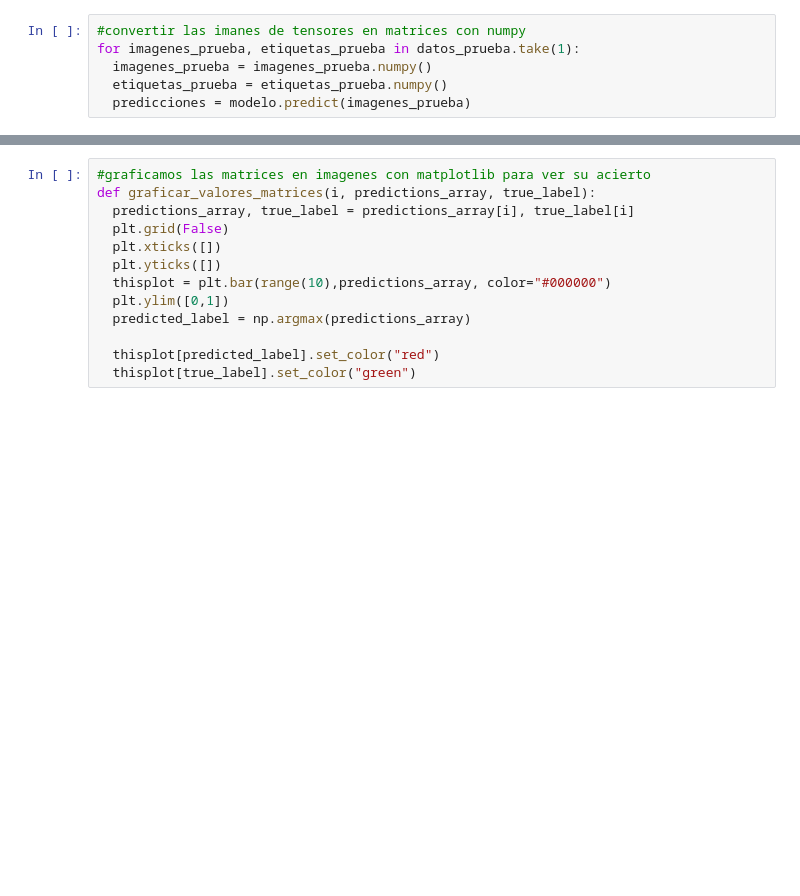
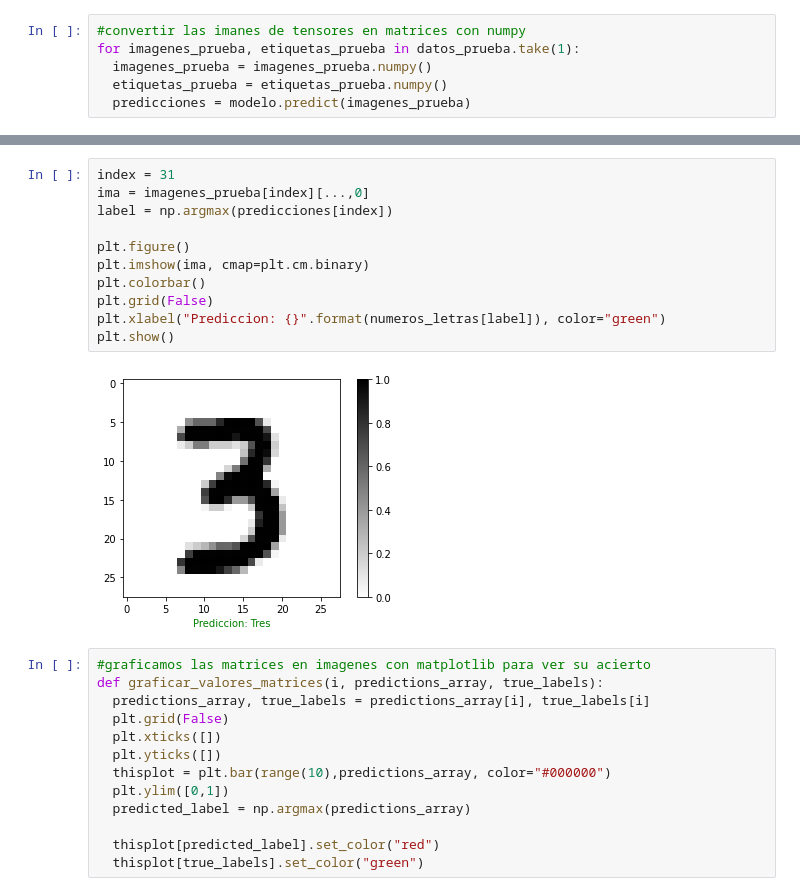
Before and after one commit to USIS011120/Programacion-Computacional-III, a Jupyter notebook: fundamentos_de_python_A2.ipynb, the cells around one changed output, grey strips where cells are left out. Drawn from its saved outputs; the diff is of its cells as text; blank space fills up the shorter version.

```diff
--- a/fundamentos_de_python_A2.ipynb
+++ b/fundamentos_de_python_A2.ipynb
@@ -613,7 +616,20 @@ for imagenes_prueba, etiquetas_prueba in datos_prueba.take(1):
+# %%
+index = 31
+ima = imagenes_prueba[index][...,0]
+label = np.argmax(predicciones[index])
+
+plt.figure()
+plt.imshow(ima, cmap=plt.cm.binary)
+plt.colorbar()
+plt.grid(False)
+plt.xlabel("Prediccion: {}".format(numeros_letras[label]), color="green")
+plt.show()
+# %% [output]
+[figure, added]
 # %%
 #graficamos las matrices en imagenes con matplotlib para ver su acierto
-def graficar_valores_matrices(i, predictions_array, true_label):
-  predictions_array, true_label = predictions_array[i], true_label[i]
+def graficar_valores_matrices(i, predictions_array, true_labels):
+  predictions_array, true_labels = predictions_array[i], true_labels[i]
   plt.grid(False)
   plt.xticks([])
   plt.yticks([])
@@ -622,6 +638,6 @@ def graficar_valores_matrices(i, predictions_array, true_label):
   predicted_label = np.argmax(predictions_array)
 
   thisplot[predicted_label].set_color("red")
-  thisplot[true_label].set_color("green")
+  thisplot[true_labels].set_color("green")
 # %%
 #llamamos los metodos para la graficacion de las imagenes y la grafica de barras
```
Also changed, not shown: parts of 2 cells of this notebook.
